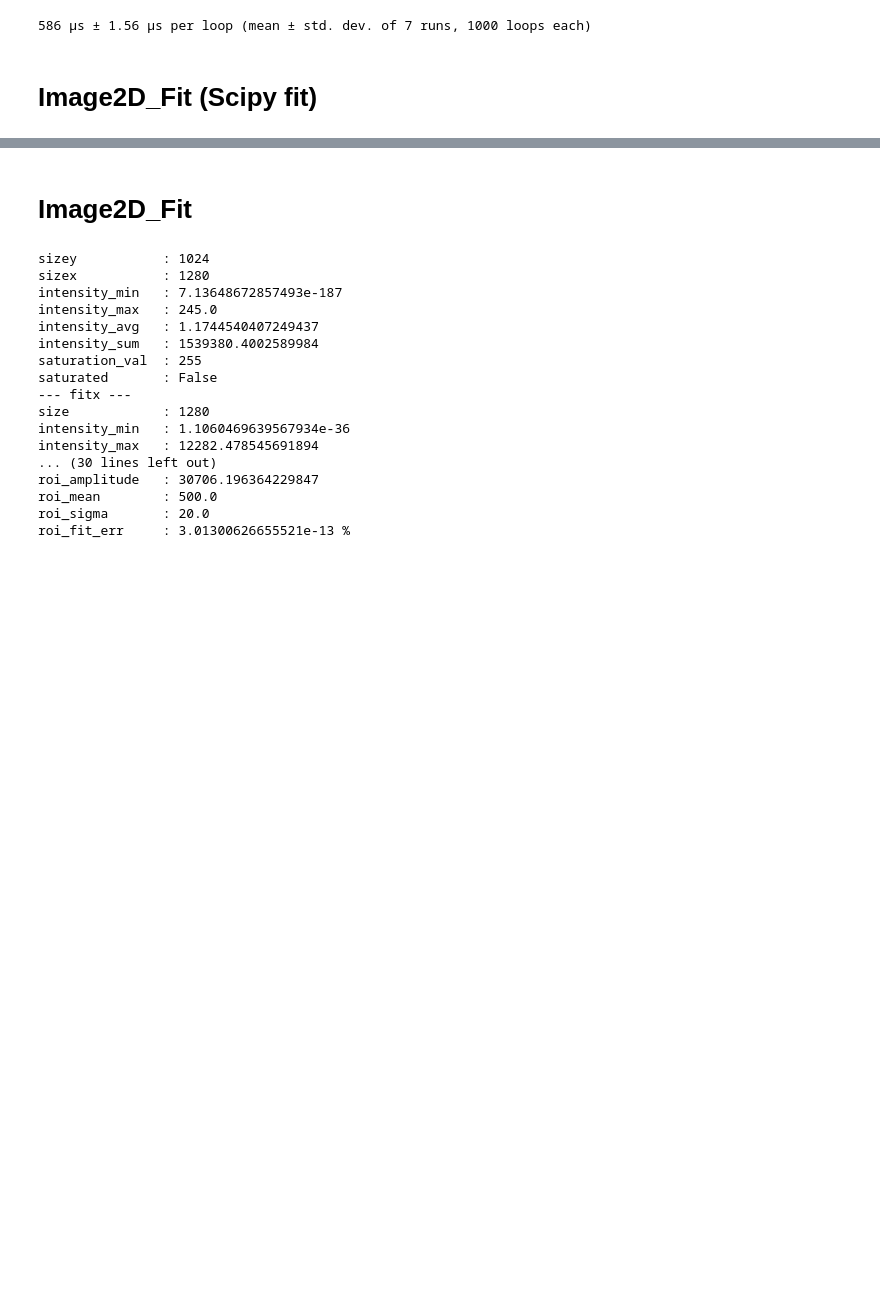
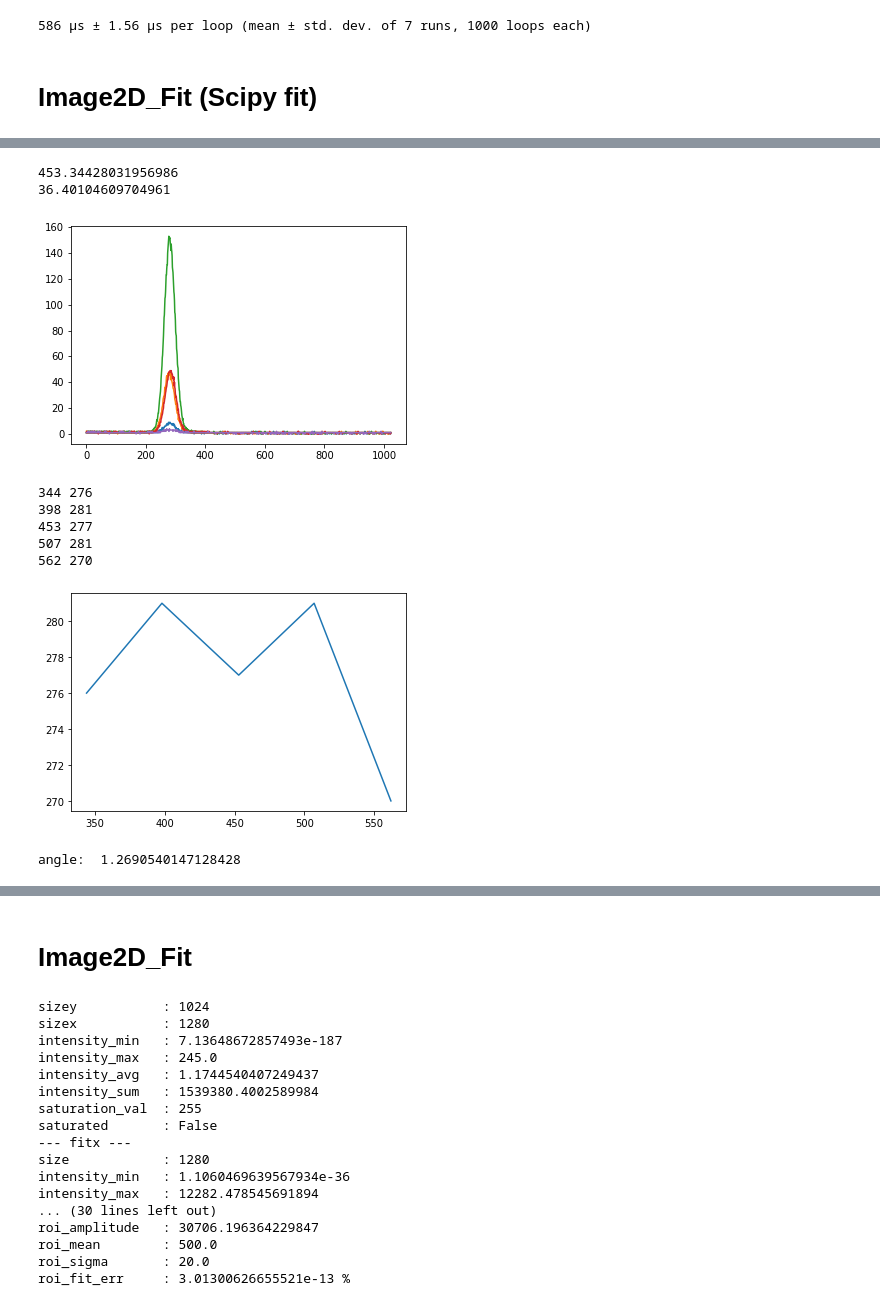
Before and after one commit to lnls-fac/mathphys, a Jupyter notebook: scripts/images.ipynb, the cells around one changed output, grey strips where cells are left out. Cells and saved outputs as stored; diff of their text form; code cells hidden in the pictures; blank space fills up the shorter version.

```diff
--- a/scripts/images.ipynb
+++ b/scripts/images.ipynb
@@ -547,0 +671,13 @@ img.plot_projections()
+# %%
+calc_angle_roi(img, True)
+# %% [output]
+453.34428031956986
+36.40104609704961
+[figure, added]
+344 276
+398 281
+453 277
+507 281
+562 270
+[figure, added]
+angle:  1.2690540147128428
```
Also changed, not shown: parts of 16 cells of this notebook, 1 other file.
